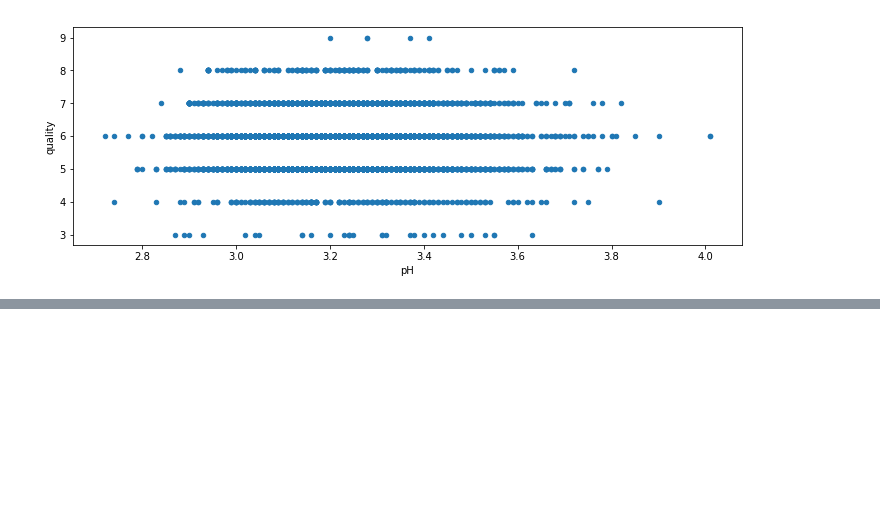
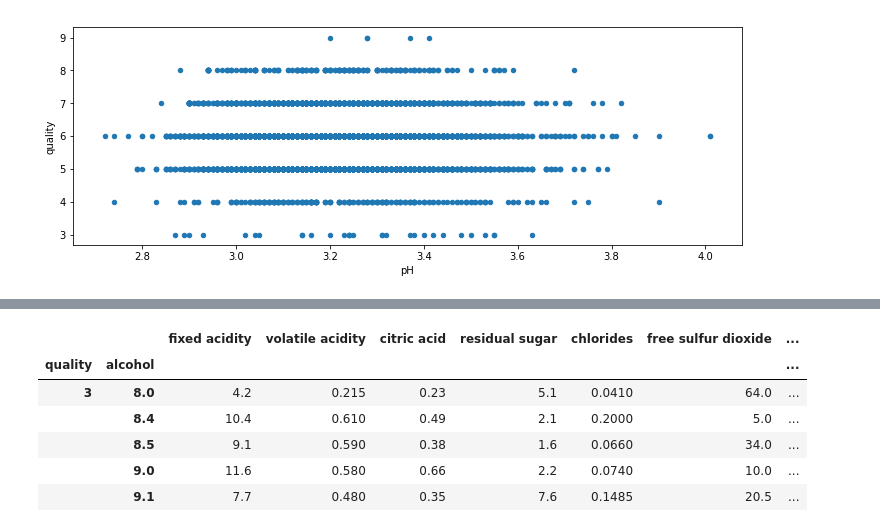
Before and after one commit to AndersonUyekita/ND110_data_science_foundations_01, a Jupyter notebook: 03-Part_03/05-Lesson02/notes_lesson02.ipynb, the cells around one changed output, grey strips where cells are left out. Saved outputs shown, nothing was run; the diff lists cells and outputs as text; code cells hidden in the pictures; blank space fills up the shorter version.

```diff
--- a/03-Part_03/05-Lesson02/notes_lesson02.ipynb
+++ b/03-Part_03/05-Lesson02/notes_lesson02.ipynb
@@ -494,0 +529,12 @@ wine.plot(x = "pH", y = "quality" , kind = "scatter", figsize = (12,4))
+# %%
+# In this case there are two parameters inside of the Group.
+# Must use a list to perform this way
+wine.groupby(['quality','alcohol']).mean().head()
+# %% [output]
+|  |  | fixed acidity | volatile acidity | citric acid | residual sugar | chlorides | free sulfur dioxide | ... |
+| quality | alcohol |  |  |  |  |  |  | ... |
+| 3 | 8.0 | 4.2 | 0.215 | 0.23 | 5.1 | 0.0410 | 64.0 | ... |
+|  | 8.4 | 10.4 | 0.610 | 0.49 | 2.1 | 0.2000 | 5.0 | ... |
+|  | 8.5 | 9.1 | 0.590 | 0.38 | 1.6 | 0.0660 | 34.0 | ... |
+|  | 9.0 | 11.6 | 0.580 | 0.66 | 2.2 | 0.0740 | 10.0 | ... |
+|  | 9.1 | 7.7 | 0.480 | 0.35 | 7.6 | 0.1485 | 20.5 | ... |
```
Also changed, not shown: parts of 28 cells of this notebook, 9 other files.
